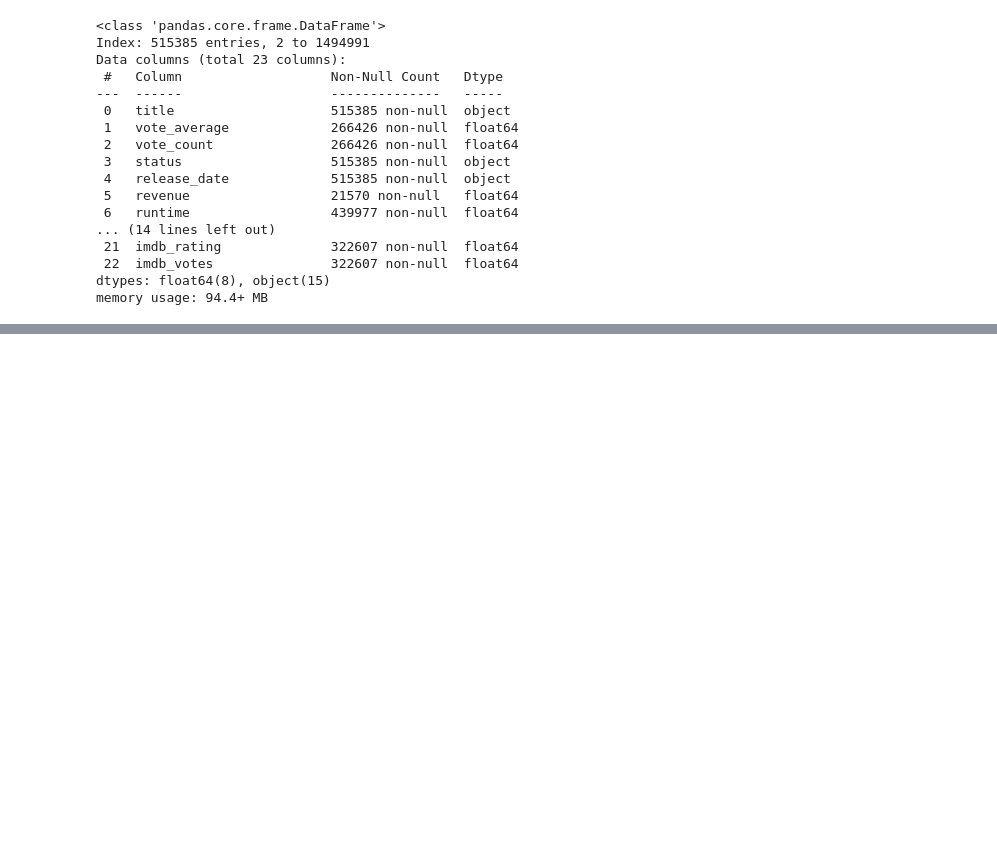
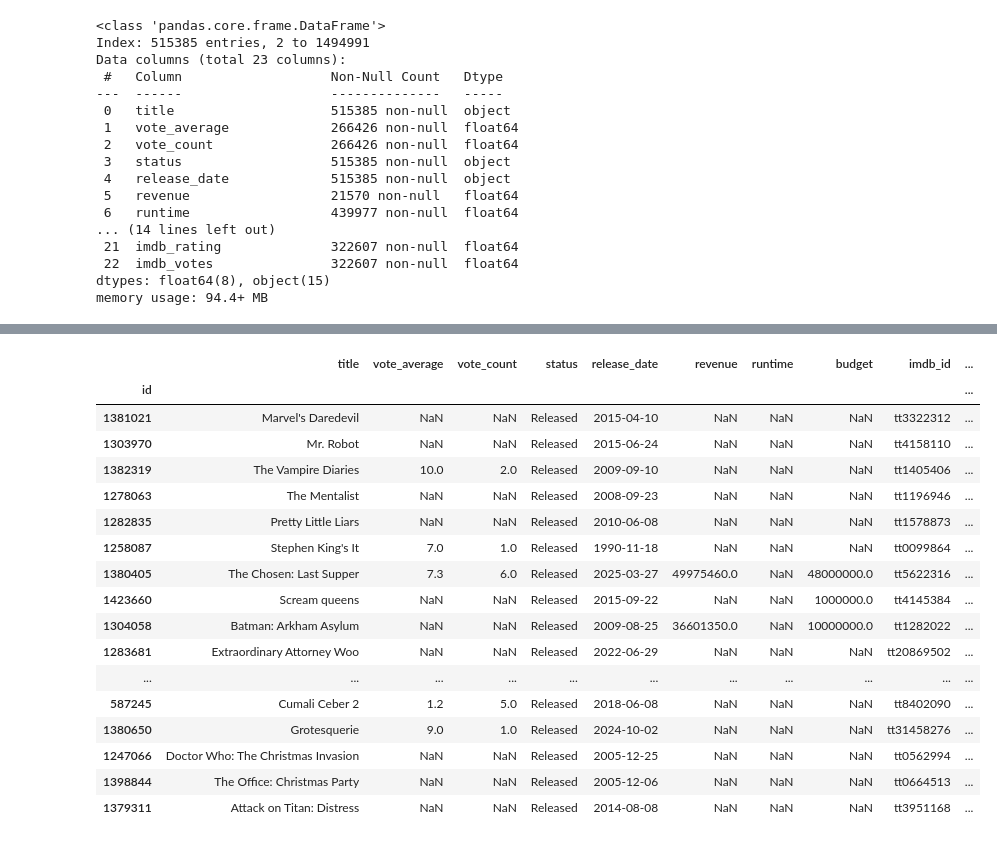
Before and after one commit to 1haut/Filmanalyse, a Jupyter notebook: nbook.ipynb, the cells around one changed output, grey strips where cells are left out. Cells and saved outputs as stored; diff of their text form; code cells hidden in the pictures; blank space fills up the shorter version.

```diff
--- a/nbook.ipynb
+++ b/nbook.ipynb
@@ -698,0 +695,10 @@ df.shape[0]
+# %%
+df.cast = df.cast.fillna('')
+df.director = df.director.fillna('')
+df.producers = df.producers.fillna('')
+df.director_of_photography = df.director_of_photography.fillna('')
+df.production_companies = df.production_companies.fillna('')
+df.production_countries = df.production_countries.fillna('')
+df.writers = df.writers.fillna('')
+df.music_composer = df.music_composer.fillna('')
+df.genres = df.genres.fillna('')
@@ -700,0 +897,21 @@ df.to_csv('file1.csv')
+# %%
+df[df["runtime"].isna()].sort_values(by="imdb_votes", ascending=False).head(25)
+# %% [output]
+|  | title | vote_average | vote_count | status | release_date | revenue | runtime | budget | imdb_id | ... |
+| id |  |  |  |  |  |  |  |  |  | ... |
+| 1381021 | Marvel's Daredevil | NaN | NaN | Released | 2015-04-10 | NaN | NaN | NaN | tt3322312 | ... |
+| 1303970 | Mr. Robot | NaN | NaN | Released | 2015-06-24 | NaN | NaN | NaN | tt4158110 | ... |
+| 1382319 | The Vampire Diaries | 10.0 | 2.0 | Released | 2009-09-10 | NaN | NaN | NaN | tt1405406 | ... |
+| 1278063 | The Mentalist | NaN | NaN | Released | 2008-09-23 | NaN | NaN | NaN | tt1196946 | ... |
+| 1282835 | Pretty Little Liars | NaN | NaN | Released | 2010-06-08 | NaN | NaN | NaN | tt1578873 | ... |
+| 1258087 | Stephen King's It | 7.0 | 1.0 | Released | 1990-11-18 | NaN | NaN | NaN | tt0099864 | ... |
+| 1380405 | The Chosen: Last Supper | 7.3 | 6.0 | Released | 2025-03-27 | 49975460.0 | NaN | 48000000.0 | tt5622316 | ... |
+| 1423660 | Scream queens | NaN | NaN | Released | 2015-09-22 | NaN | NaN | 1000000.0 | tt4145384 | ... |
+| 1304058 | Batman: Arkham Asylum | NaN | NaN | Released | 2009-08-25 | 36601350.0 | NaN | 10000000.0 | tt1282022 | ... |
+| 1283681 | Extraordinary Attorney Woo | NaN | NaN | Released | 2022-06-29 | NaN | NaN | NaN | tt20869502 | ... |
+| ... | ... | ... | ... | ... | ... | ... | ... | ... | ... | ... |
+| 587245 | Cumali Ceber 2 | 1.2 | 5.0 | Released | 2018-06-08 | NaN | NaN | NaN | tt8402090 | ... |
+| 1380650 | Grotesquerie | 9.0 | 1.0 | Released | 2024-10-02 | NaN | NaN | NaN | tt31458276 | ... |
+| 1247066 | Doctor Who: The Christmas Invasion | NaN | NaN | Released | 2005-12-25 | NaN | NaN | NaN | tt0562994 | ... |
+| 1398844 | The Office: Christmas Party | NaN | NaN | Released | 2005-12-06 | NaN | NaN | NaN | tt0664513 | ... |
+| 1379311 | Attack on Titan: Distress | NaN | NaN | Released | 2014-08-08 | NaN | NaN | NaN | tt3951168 | ... |
```
Also changed, not shown: parts of 8 cells of this notebook.
